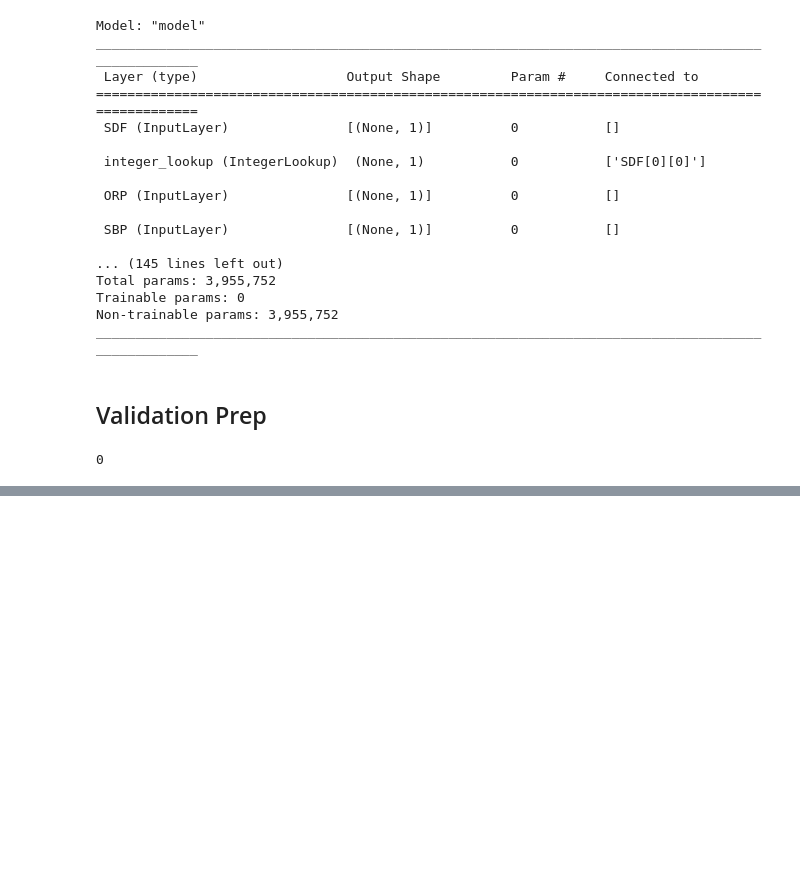
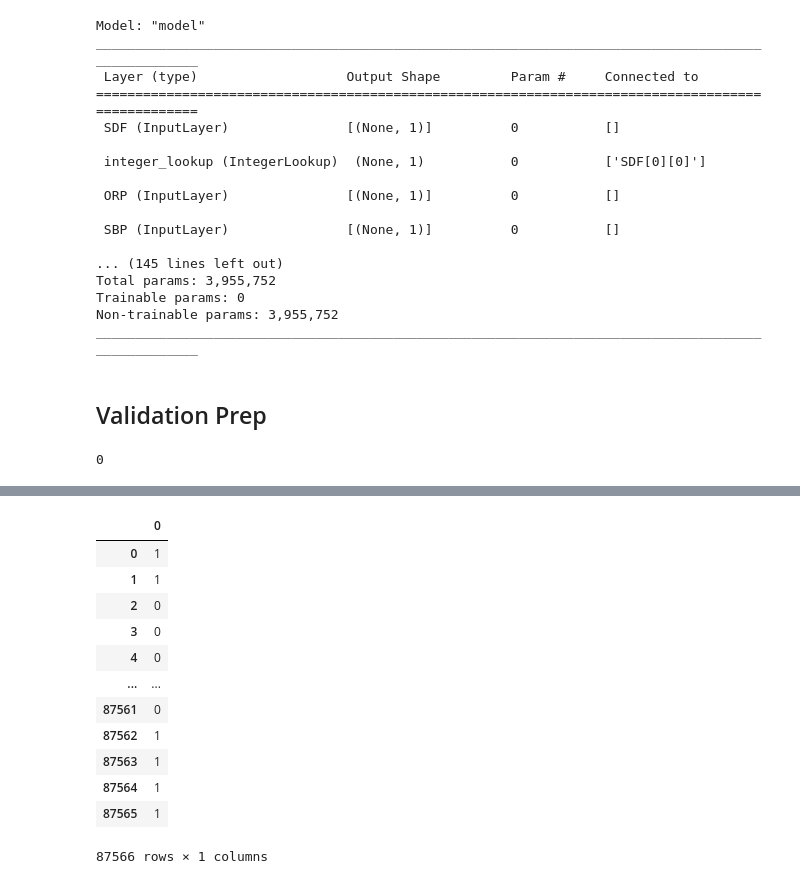
Before and after one commit to Piflyer/march-madness-2023, a Jupyter notebook: marchmadness.ipynb, the cells around one changed output, grey strips where cells are left out. Drawn from its saved outputs; the diff is of its cells as text; code cells hidden in the pictures; blank space fills up the shorter version.

```diff
--- a/marchmadness.ipynb
+++ b/marchmadness.ipynb
@@ -1175,0 +1269,16 @@ seed2023
+# %%
+y_train_diff
+# %% [output]
+|  | 0 |
+| 0 | 1 |
+| 1 | 1 |
+| 2 | 0 |
+| 3 | 0 |
+| 4 | 0 |
+| ... | ... |
+| 87561 | 0 |
+| 87562 | 1 |
+| 87563 | 1 |
+| 87564 | 1 |
+| 87565 | 1 |
+87566 rows × 1 columns
```
Also changed, not shown: parts of 33 cells of this notebook, 5 other files.
